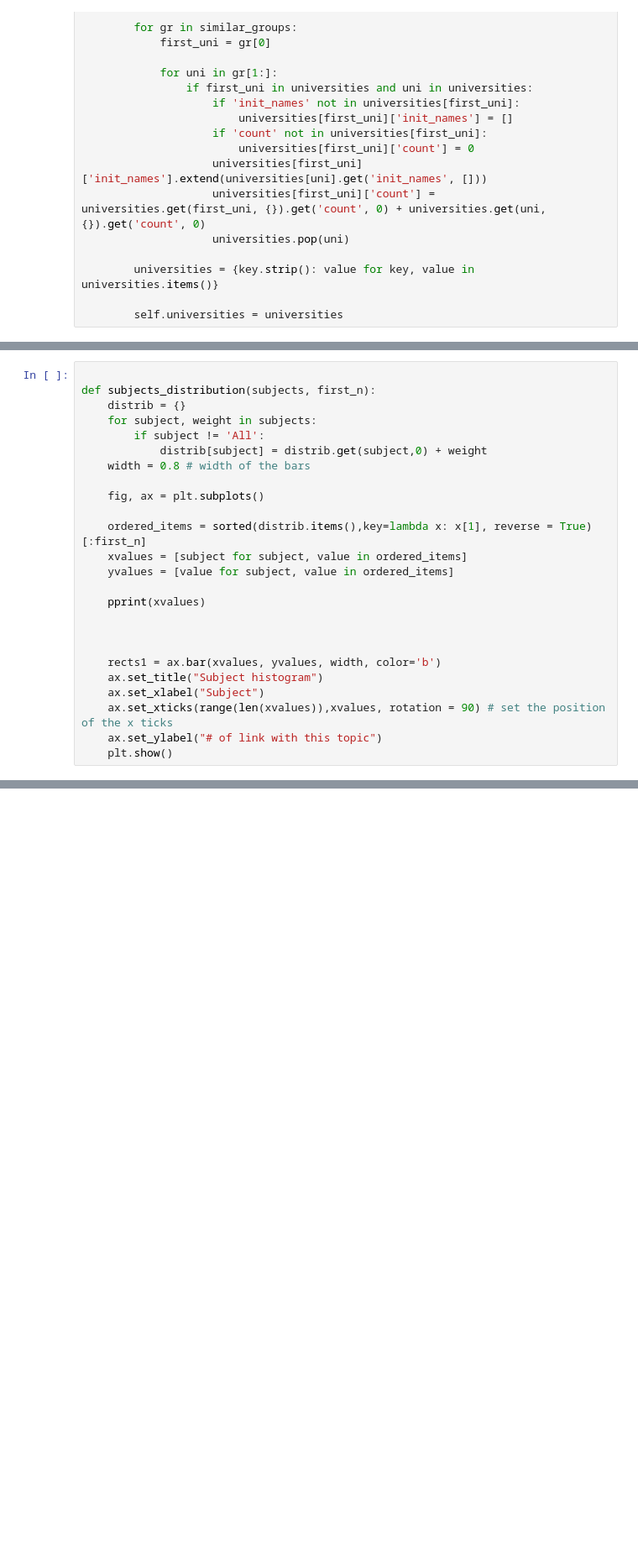
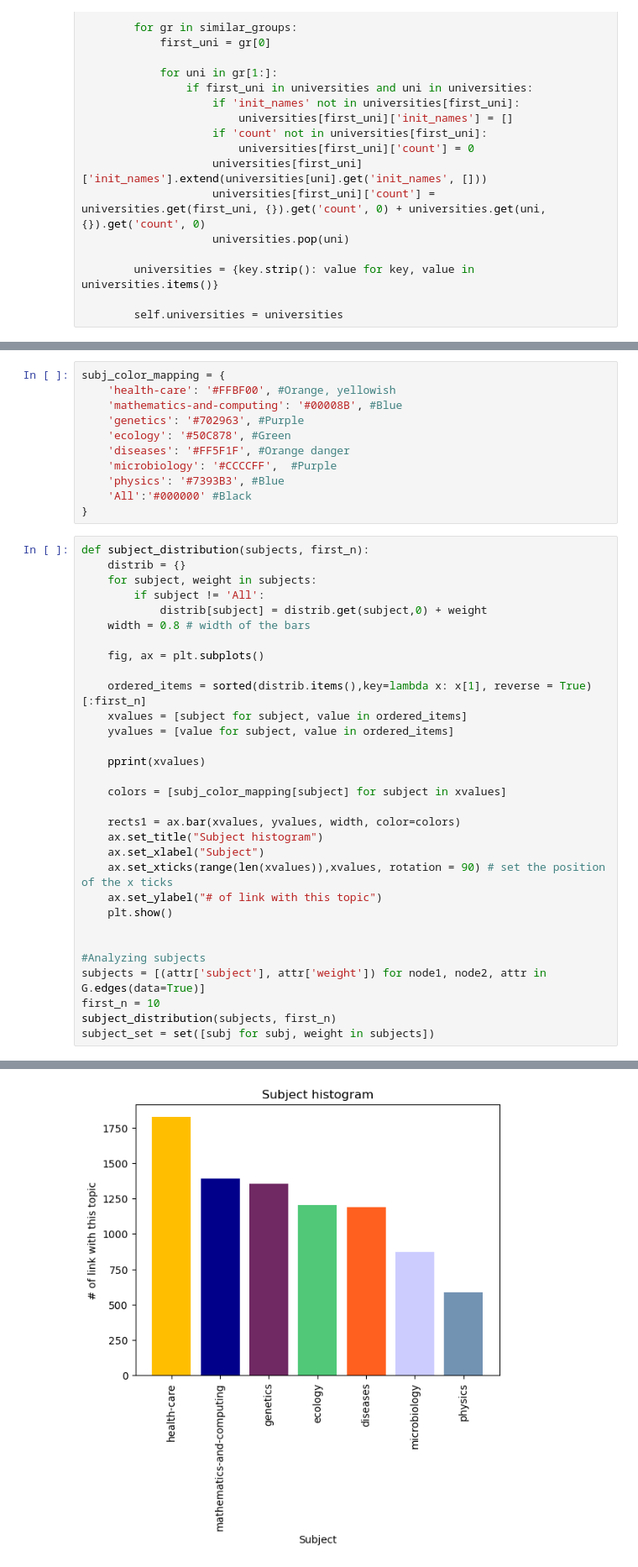
Before and after one commit to florian-comte/dtu-socialgraphs2023-project, a Jupyter notebook: project.ipynb, the cells around one changed output, grey strips where cells are left out. Shown at 84% size. Saved outputs shown, nothing was run; the diff lists cells and outputs as text; blank space fills up the shorter version.

```diff
--- a/project.ipynb
+++ b/project.ipynb
@@ -282,6 +393,16 @@ def create_edges(data, u1,u2):
+# %%
+subj_color_mapping = {
+    'health-care': '#FFBF00', #Orange, yellowish
+    'mathematics-and-computing': '#00008B', #Blue
+    'genetics': '#702963', #Purple
+    'ecology': '#50C878', #Green
+    'diseases': '#FF5F1F', #Orange danger
+    'microbiology': '#CCCCFF',  #Purple
+    'physics': '#7393B3', #Blue
+    'All':'#000000' #Black
+}
 # %%
-
-def subjects_distribution(subjects, first_n):
+def subject_distribution(subjects, first_n):
     distrib = {}
     for subject, weight in subjects:
         if subject != 'All':
@@ -296,11 +417,19 @@ def subjects_distribution(subjects, first_n):
 
     pprint(xvalues)
 
+    colors = [subj_color_mapping[subject] for subject in xvalues]
 
-
-    rects1 = ax.bar(xvalues, yvalues, width, color='b')
+    rects1 = ax.bar(xvalues, yvalues, width, color=colors)
     ax.set_title("Subject histogram")
     ax.set_xlabel("Subject")
     ax.set_xticks(range(len(xvalues)),xvalues, rotation = 90) # set the position of the x ticks
     ax.set_ylabel("# of link with this topic")
     plt.show()
+
+
+#Analyzing subjects
+subjects = [(attr['subject'], attr['weight']) for node1, node2, attr in G.edges(data=True)]
+first_n = 10
+subject_distribution(subjects, first_n)
+subject_set = set([subj for subj, weight in subjects])
+# %% [output]
@@ -306,0 +443 @@ def subjects_distribution(subjects, first_n):
+[figure, added]
```
Also changed, not shown: parts of 42 cells of this notebook.
